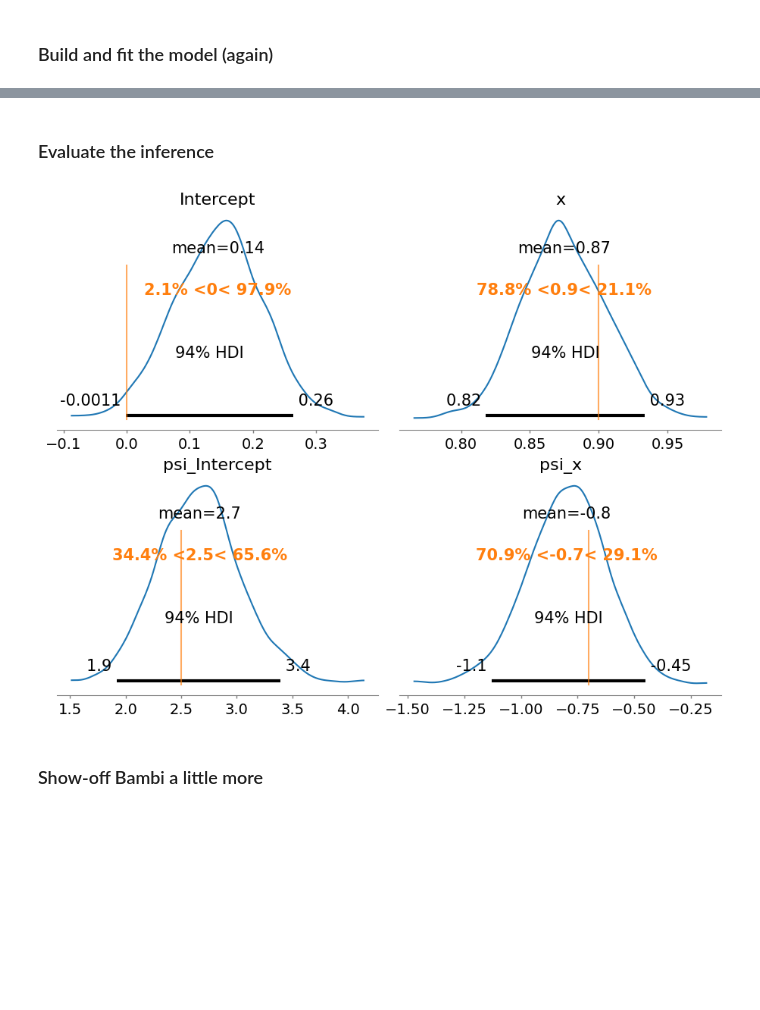
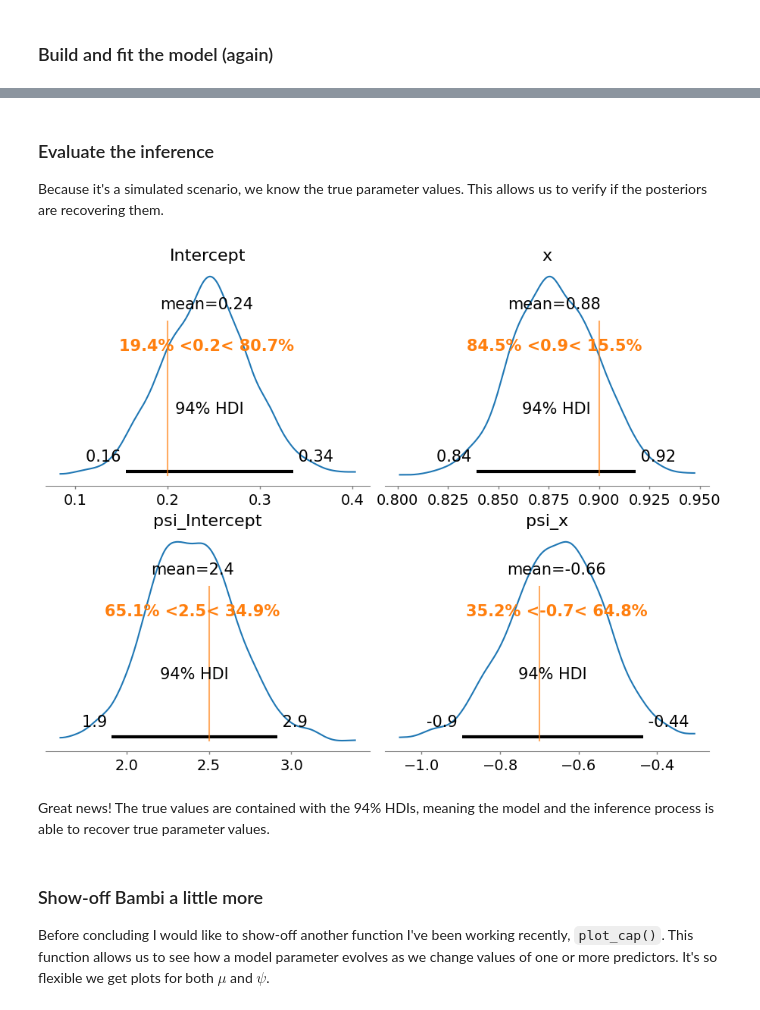
Before and after one commit to tomicapretto/tomicapretto.github.io, a Jupyter notebook: posts/2023-01-14_add_custom_family_bambi/index.ipynb, the cells around one changed output, grey strips where cells are left out. Cells and saved outputs as stored; diff of their text form; code cells hidden in the pictures; blank space fills up the shorter version.

```diff
--- a/posts/2023-01-14_add_custom_family_bambi/index.ipynb
+++ b/posts/2023-01-14_add_custom_family_bambi/index.ipynb
@@ -71,0 +124,5 @@ where the requirement that $g$ and $h$ are both invertible is evident.
+# %%
+likelihood = bmb.Likelihood("ZeroInflatedPoisson", params=["mu", "psi"], parent="mu")
+links = {"mu": "log", "psi": "logit"}
+zip_family = bmb.Family("zip", likelihood, links)
+zip_family
@@ -117,5 +180,0 @@ A family is defined by the combination of two objects
-# %%
-likelihood = bmb.Likelihood("ZeroInflatedPoisson", params=["mu", "psi"], parent="mu")
-links = {"mu": "log", "psi": "logit"}
-zip_family = bmb.Family("zero-inflated-poisson", likelihood, links)
-zip_family
@@ -186,8 +243,8 @@ Both $\mu$ and $\psi$ change with the predictor.
 # %%
 rng = np.random.default_rng(121195)
-x = np.sort(rng.uniform(0.2, 3, size=500))
+x = np.sort(rng.uniform(0.2, 3, size=1000))
 
-b0, b1 = 0.1, 0.9
+b0, b1 = 0.2, 0.9
 a0, a1 = 2.5, -0.7
 mu = np.exp(b0 + b1 * x)
 psi = expit(a0 + a1 * x)
@@ -255,17 +329,23 @@ Sampling 2 chains for 1_000 tune and 1_000 draw iterations (2_000 + 2_000 draws
 # %% [markdown]
 ### Evaluate the inference
+
+Because it's a simulated scenario, we know the true parameter values. This allows us to verify if the posteriors are recovering them.
 # %%
 fig, axes = plt.subplots(2, 2, figsize=(9, 7), layout="constrained")
 az.plot_posterior(
     idata,
     var_names=["Intercept", "x", "psi_Intercept", "psi_x"],
-    ref_val=[0, 0.9, 2.5, -0.7],
+    ref_val=[b0, b1, a0, a1],
     ax=axes
 );
 # %% [output]
-[figure, old version]
+[figure, new version]
+# %% [markdown]
+Great news! The true values are contained with the 94% HDIs, meaning the model and the inference process is able to recover true parameter values.
 # %% [markdown]
 ### Show-off Bambi a little more
+
+Before concluding I would like to show-off another function I've been working recently, `plot_cap()`. This function allows us to see how a model parameter evolves as we change values of one or more predictors. It's so flexible we get plots for both $\mu$ and $\psi$.
 # %%
 fig, axes = plt.subplots(1, 2, figsize=(12, 5))
 
```
Also changed, not shown: parts of 50 cells of this notebook, 39 other files.
